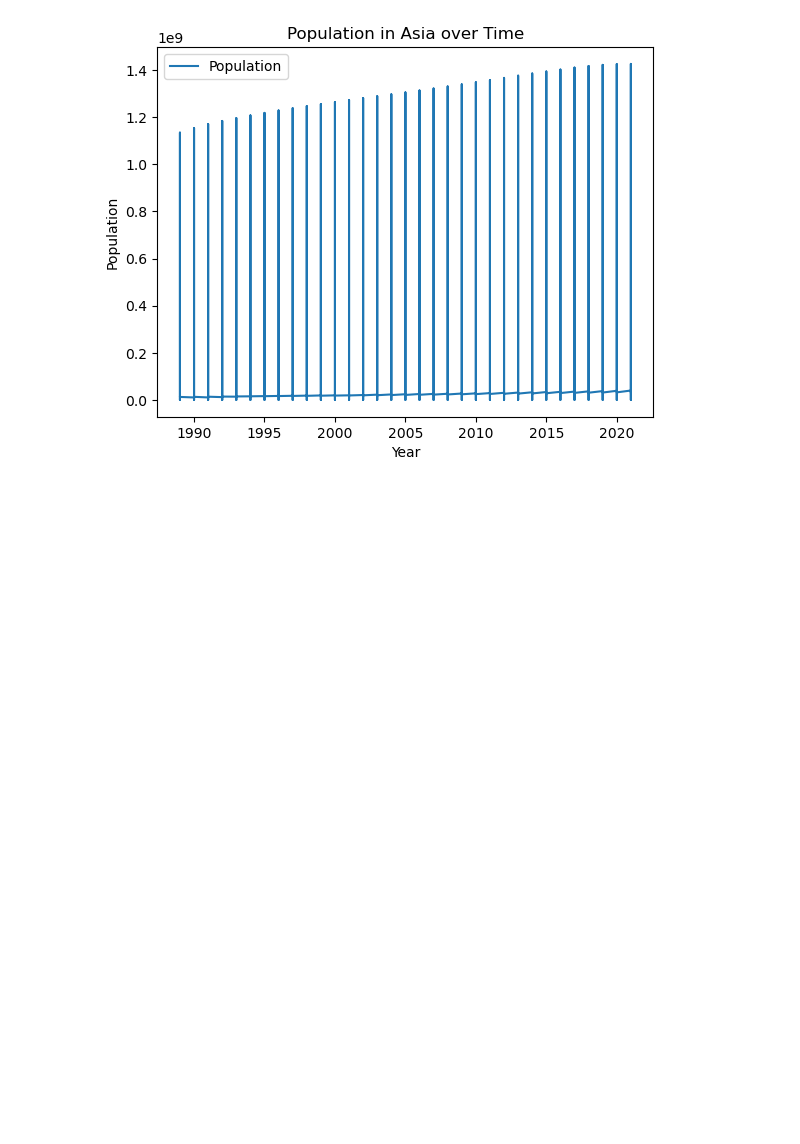
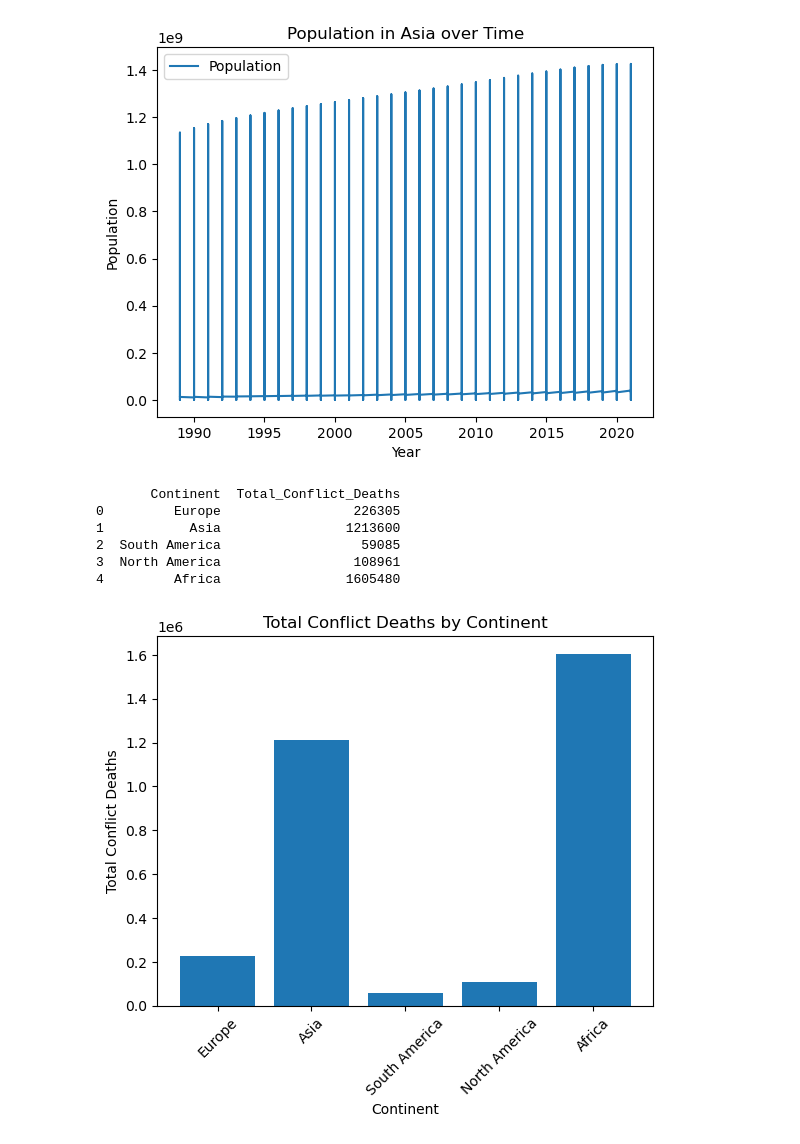
Before and after one commit to TrentonParker/Pythonic-Prodigies-Project-1, a Jupyter notebook: Joe-Code-Checkpoint(1).ipynb, the cells around one changed output. Cells and saved outputs as stored; diff of their text form; code cells hidden in the pictures; blank space fills up the shorter version.

Commit message:
Add files via upload
plots and corr()

```diff
--- a/Joe-Code-Checkpoint(1).ipynb
+++ b/Joe-Code-Checkpoint(1).ipynb
@@ -814,3 +814,57 @@ plt.legend()
 plt.show()
 # %% [output]
 [figure]
+# %%
+# Compute the sum of total conflict deaths
+conflict_deaths_in_europe = european_conflict_df['total_conflict_deaths'].sum()
+conflict_deaths_in_asia = asian_conflict_df['total_conflict_deaths'].sum()
+conflict_deaths_in_south_america = south_american_conflict_df['total_conflict_deaths'].sum()
+conflict_deaths_in_north_america = north_american_conflict_df['total_conflict_deaths'].sum()
+conflict_deaths_in_africa = african_conflict_df['total_conflict_deaths'].sum()
+# %%
+# Create a dictionary to store the sums
+continent_deaths = {
+    'Europe': conflict_deaths_in_europe,
+    'Asia': conflict_deaths_in_asia,
+    'South America': conflict_deaths_in_south_america,
+    'North America': conflict_deaths_in_north_america,
+    'Africa': conflict_deaths_in_africa
+}
+
+# Create a Series from the dictionary
+total_deaths_series = pd.Series(continent_deaths, name='Total_Conflict_Deaths')
+
+# Set the index name
+total_deaths_series.index.name = 'Continent'
+
+# Convert the series to a DataFrame
+total_deaths_df = total_deaths_series.reset_index()
+
+# Display the DataFrame
+print(total_deaths_df)
+# %% [output]
+       Continent  Total_Conflict_Deaths
+0         Europe                 226305
+1           Asia                1213600
+2  South America                  59085
+3  North America                 108961
+4         Africa                1605480
+# %%
+# Reset the index to make 'Continent' a regular column
+total_deaths_df.reset_index(inplace=True)
+
+# Plot the data
+plt.bar(total_deaths_df['Continent'], total_deaths_df['Total_Conflict_Deaths'])
+
+# Add labels and title
+plt.xlabel('Continent')
+plt.ylabel('Total Conflict Deaths')
+plt.title('Total Conflict Deaths by Continent')
+
+# Rotate x-axis labels for better readability
+plt.xticks(rotation=45)
+
+# Show the plot
+plt.show()
+# %% [output]
+[figure, added]
```
Also changed, not shown: parts of 6 cells of this notebook.
